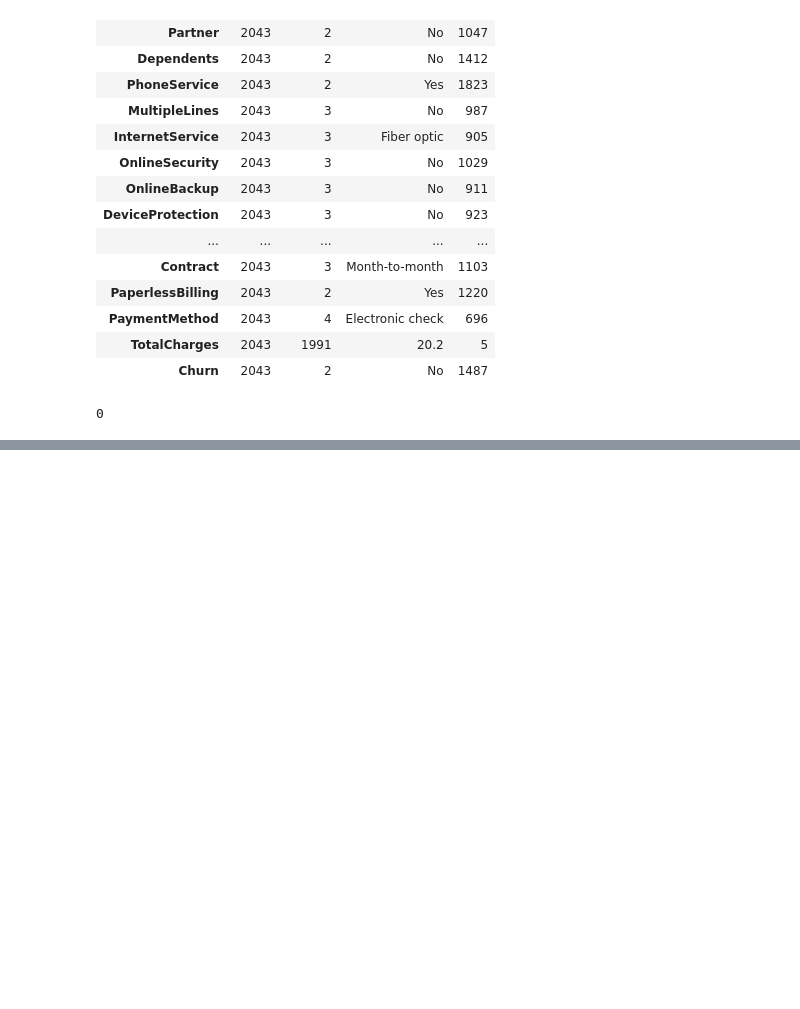
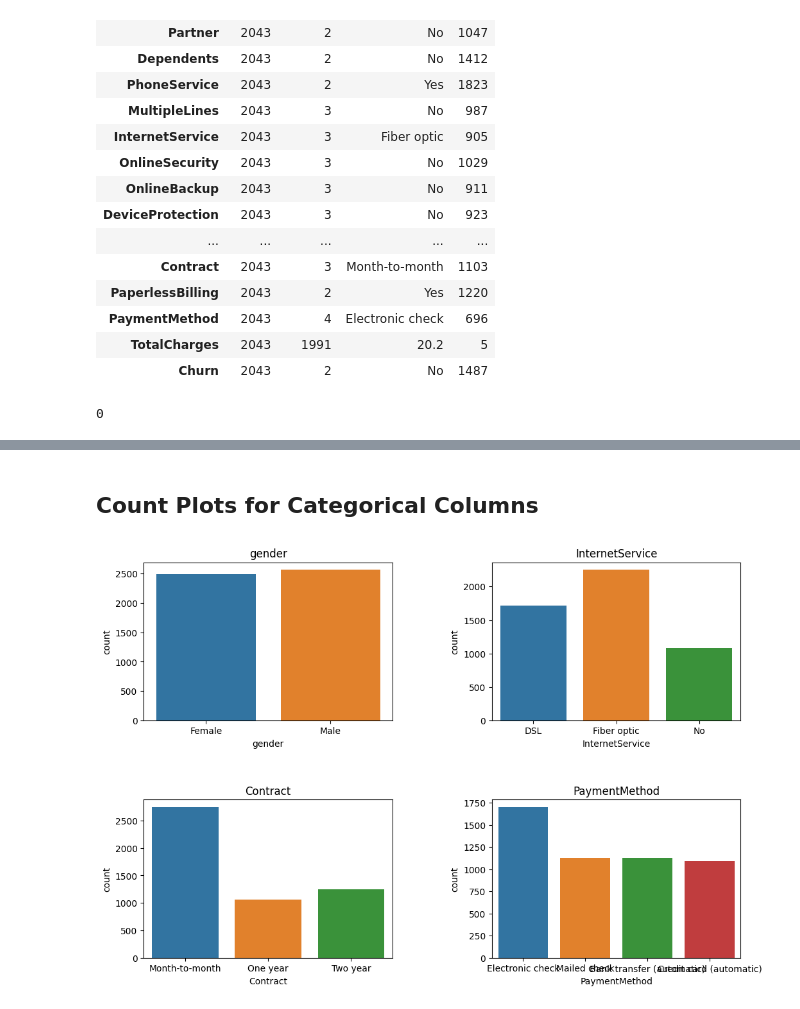
Before and after one commit to valentinewawira-o/LP2_CUSTOMER-CHURN-PROJECT, a Jupyter notebook: customer _churn.ipynb, the cells around one changed output, grey strips where cells are left out. Saved outputs shown, nothing was run; the diff lists cells and outputs as text; code cells hidden in the pictures; blank space fills up the shorter version.

```diff
--- a/customer _churn.ipynb
+++ b/customer _churn.ipynb
@@ -265,0 +397,12 @@ telco_data2.duplicated().sum()
+# %%
+# List of columns to be converted to boolean
+boolean_columns_first_data = ['Partner', 'OnlineSecurity', 'OnlineBackup', 'DeviceProtection', 'MultipleLines',
+                               'Dependents', 'PhoneService', 'TechSupport', 'StreamingMovies', 'StreamingTV', 'PaperlessBilling']
+
+# Function to convert "Yes", "No", to True and False
+def map_yes_no_to_boolean(value):
+    return value.lower() == 'yes'
+
+# Iterate through the list and convert corresponding columns in data2 to boolean type
+for column in boolean_columns_first_data:
+    telco_data2[column] = telco_data2[column].map(map_yes_no_to_boolean)
@@ -265,0 +488,29 @@ telco_data2.duplicated().sum()
+# %% [markdown]
+## <b>  Count Plots for Categorical Columns
+# %%
+# List of columns containing categorical values
+categorical_columns = ['gender', 'InternetService', 'Contract', 'PaymentMethod']
+
+# Set up subplots for better visibility with adjusted size
+fig, axes = plt.subplots(nrows=2, ncols=2, figsize=(12, 8))
+fig.subplots_adjust(hspace=0.5, wspace=0.4)  # Adjust vertical and horizontal spacing
+
+# Flatten the 2D axes array to make it easier to iterate
+axes = axes.flatten()
+
+# Loop through each categorical column
+for i, column in enumerate(categorical_columns):
+    # Create a count plot using Seaborn
+    sns.countplot(data=voda_df, x=column, ax=axes[i])
+
+    # Add a title to the count plot with the name of the column
+    axes[i].set_title(column)
+
+# Hide empty subplots
+for i in range(len(categorical_columns), len(axes)):
+    axes[i].axis('off')
+
+# Show the count plots
+plt.show()
+# %% [output]
+[figure, added]
```
Also changed, not shown: parts of 36 cells of this notebook, 1 other file.
